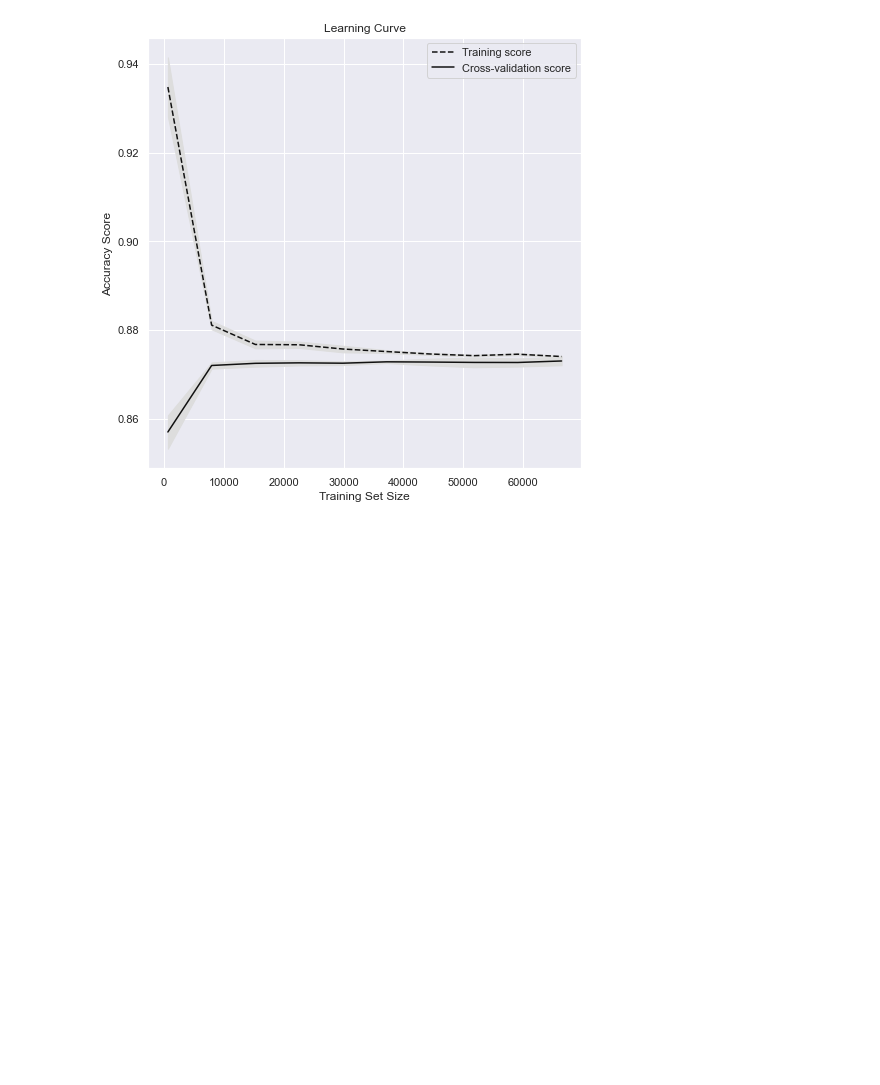
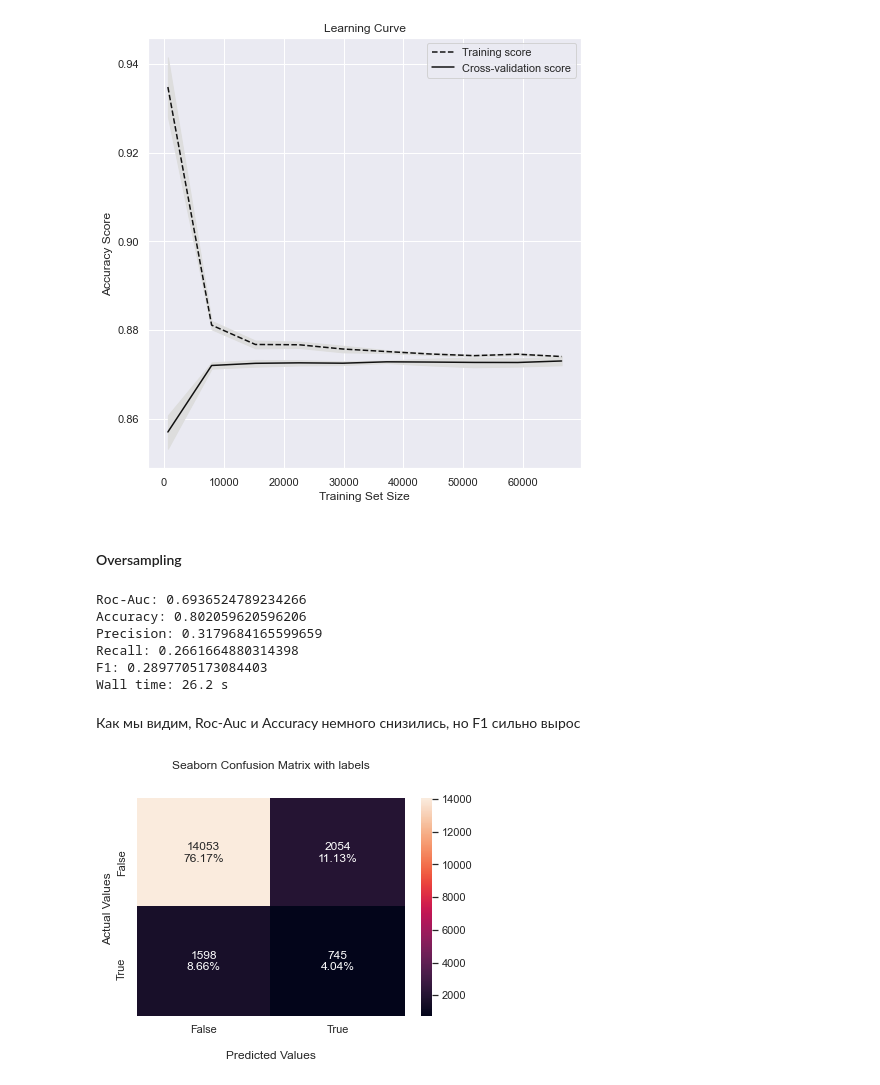
Before and after one commit to Said4U/Credit-scoring-ML, a Jupyter notebook: kurs.ipynb, the cells around one changed output. Saved outputs shown, nothing was run; the diff lists cells and outputs as text; code cells hidden in the pictures; blank space fills up the shorter version.

```diff
--- a/kurs.ipynb
+++ b/kurs.ipynb
@@ -989,3 +993,26 @@ show_roc_auc(GB_score)
 show_learning_curve(GB_model)
 # %% [output]
 [figure]
+# %% [markdown]
+#### Oversampling
+# %%
+%%time
+GB_model = GradientBoostingClassifier()
+
+GB_model.fit(X_train_res, y_train_res)
+GB_prediction = GB_model.predict(X_test)
+GB_score = GB_model.predict_proba(X_test)[:,1]
+show_metrics(GB_prediction, GB_score)
+# %% [output]
+Roc-Auc: 0.6936524789234266
+Accuracy: 0.802059620596206
+Precision: 0.3179684165599659
+Recall: 0.2661664880314398
+F1: 0.2897705173084403
+Wall time: 26.2 s
+# %% [markdown]
+Как мы видим, Roc-Auc и Accuracy немного снизились, но F1 сильно вырос
+# %%
+show_confusion_matrix(GB_prediction)
+# %% [output]
+[figure, added]
```
Also changed, not shown: parts of 109 cells of this notebook.
